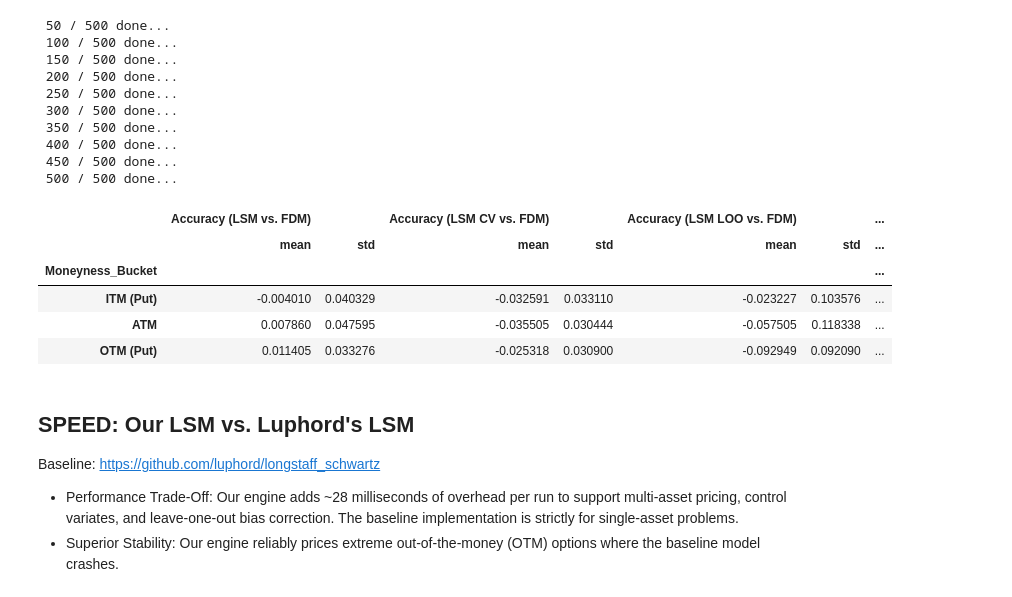
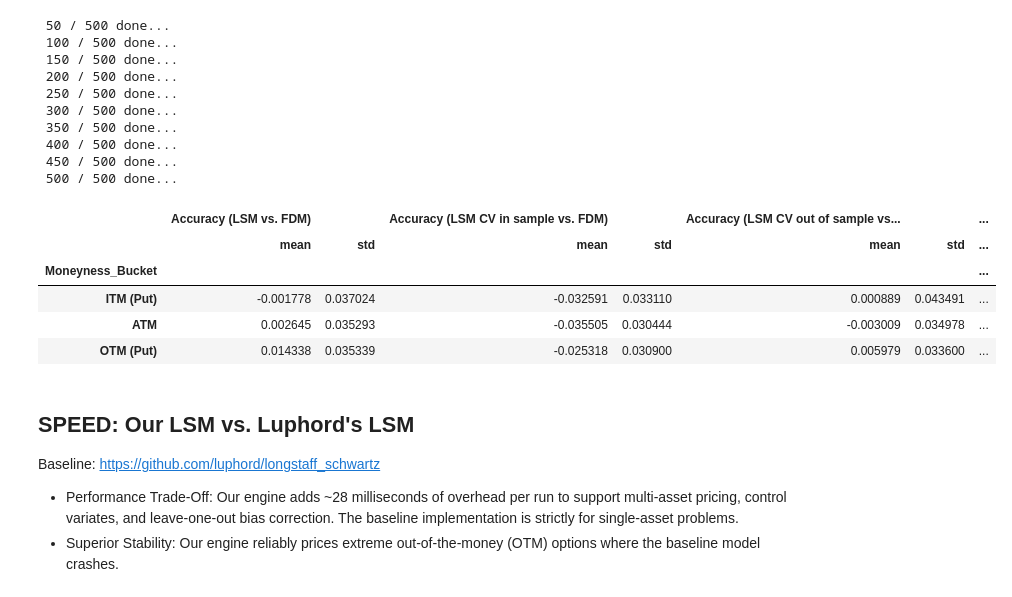
Before and after one commit to sockiesss/LSM_Option_Pricing, a Jupyter notebook: notebooks/tests.ipynb, the cells around one changed output. Saved outputs shown, nothing was run; the diff lists cells and outputs as text; code cells hidden in the pictures.

```diff
--- a/notebooks/tests.ipynb
+++ b/notebooks/tests.ipynb
@@ -187,7 +184,8 @@ def LSM(S0, K, T, r, q, sigma, n_steps, n_paths, degree, option_type='put', cont
 # LSM Function with Control Variate Method adopted
 def LSM_CV(S0, K, T, r, q, sigma, n_steps, n_paths, degree,
            option_type='put',
-           control_type = 'european_at_maturity'):
+           control_type = 'european_at_maturity',
+           control_oos = True):
     gbm = GeometricBrownianMotion(S0=S0, r=r, q=q, sigma=sigma)
     put_payoff = VanillaPayoff(strike=K, option_type=option_type)
     laguerre_basis = LaguerrePolynomials(degree=degree)
@@ -204,6 +202,7 @@ def LSM_CV(S0, K, T, r, q, sigma, n_steps, n_paths, degree,
         rng=np.random.default_rng(42),
         use_antithetic=False,
         control_variate=control_type,
+        cv_oos=control_oos,
         cache=False
     )
 
@@ -242,7 +241,9 @@ def LSM_LOO(S0, K, T, r, q, sigma, n_steps, n_paths, degree,
 # %%
 # LSM Function with Leave-One-Out (LOO) Cross-Validation Method and Control Variate Method adopted
 def LOOLSM_CV(S0, K, T, r, q, sigma, n_steps, n_paths, degree,
-              option_type='put', control_type='european_at_exercise', use_loo=True):
+              option_type='put',
+              control_type='european_at_exercise', control_oos=False,
+              use_loo=True):
     gbm = GeometricBrownianMotion(S0=S0, r=r, q=q, sigma=sigma)
     put_payoff = VanillaPayoff(strike=K, option_type=option_type)
     laguerre_basis = LaguerrePolynomials(degree=degree)
@@ -260,6 +261,7 @@ def LOOLSM_CV(S0, K, T, r, q, sigma, n_steps, n_paths, degree,
         rng=np.random.default_rng(42),
         use_antithetic=False,
         control_variate=control_type,
+        cv_oos=control_oos,
         cache=False,
         use_loo=use_loo
     )
@@ -288,15 +290,18 @@ print(f"LSM Price: {round(lsm_price, 6)}, Standard Deviation: {round(lsm_std, 6)
 # LSM with CV: European Option at Maturity
 lsm_cv_price, lsm_cv_std = LSM(S0, K, T, r, q, sigma, n_steps, n_paths, degree, control_type='european_at_maturity')
 print(f"LSM with CV at Maturity Price: {round(lsm_cv_price, 6)}, Standard Deviation: {round(lsm_cv_std, 6)}")
-#LSM with CV: European Option at Exercise
-lsm_CV_price, lsm_CV_std = LSM_CV(S0, K, T, r, q, sigma, n_steps, n_paths, degree, control_type='european_at_exercise')
-print(f"LSM with CV at Exercise Price: {round(lsm_CV_price, 6)}, Standard Deviation: {round(lsm_CV_std, 6)}")
+#LSM with CV: European Option at Exercise (in sample)
+lsm_CV_price, lsm_CV_std = LSM_CV(S0, K, T, r, q, sigma, n_steps, n_paths, degree, control_type='european_at_exercise',control_oos=False)
+print(f"LSM with CV at Exercise Price (in sample): {round(lsm_CV_price, 6)}, Standard Deviation: {round(lsm_CV_std, 6)}")
+#LSM with CV: European Option at Exercise (out of sample)
+lsm_CV_price, lsm_CV_std = LSM_CV(S0, K, T, r, q, sigma, n_steps, n_paths, degree, control_type='european_at_exercise', control_oos=True)
+print(f"LSM with CV at Exercise Price (out of sample): {round(lsm_CV_price, 6)}, Standard Deviation: {round(lsm_CV_std, 6)}")
 
 # LSM with LOO
 lsm_loo_price, lsm_loo_std = LSM_LOO(S0, K, T, r, q, sigma, n_steps, n_paths, degree, use_loo=True)
 print(f"LSM with LOO Price: {round(lsm_loo_price, 6)}, Standard Deviation: {round(lsm_loo_std, 6)}")
 
 # LSM with both CV and LOO
-lsm_loo_cv_price, lsm_loo_cv_std = LOOLSM_CV(S0, K, T, r, q, sigma, n_steps, n_paths, degree, control_type='european_at_exercise', use_loo=True)
+lsm_loo_cv_price, lsm_loo_cv_std = LOOLSM_CV(S0, K, T, r, q, sigma, n_steps, n_paths, degree, control_type='european_at_exercise', control_oos=False, use_loo=True)
 print(f"LSM with both CV and LOO Price: {round(lsm_loo_cv_price, 6)}, Standard Deviation: {round(lsm_loo_cv_std, 6)}")
 # %% [output]
@@ -364,8 +370,11 @@ models.append(
     comparison(LSM_CV, "LSM + Control Variate at maturity", benchmark_price, **cargs, n_steps=n_steps, n_paths=n_paths, degree=3,
                control_type = 'european_at_maturity'))
 models.append(
-    comparison(LSM_CV, "LSM + Control Variate at excercise", benchmark_price, **cargs, n_steps=n_steps, n_paths=n_paths, degree=3,
-               control_type = 'european_at_exercise'))
+    comparison(LSM_CV, "LSM + Control Variate at excercise (in sample)", benchmark_price, **cargs, n_steps=n_steps, n_paths=n_paths, degree=3,
+               control_type = 'european_at_exercise', control_oos = False))
+models.append(
+    comparison(LSM_CV, "LSM + Control Variate at excercise (out of sample)", benchmark_price, **cargs, n_steps=n_steps, n_paths=n_paths, degree=3,
+               control_type = 'european_at_exercise', control_oos=True))
 models.append(
     comparison(LSM_LOO, "LSM + Leave One Out Cross Validation", benchmark_price, **cargs, n_steps=n_steps, n_paths=n_paths, degree=3,
                use_loo=True))
@@ -1518,21 +1597,25 @@ if __name__ == "__main__":
  450 / 500 done...
  500 / 500 done...
 # %%
-four_model= accuracy_df.groupby('Moneyness_Bucket', observed=False).agg({
+five_model = accuracy_df.groupby('Moneyness_Bucket', observed=False).agg({
     "Accuracy (LSM vs. FDM)": ['mean', 'std'],
-    "Accuracy (LSM CV vs. FDM)": ['mean', 'std'],
+
+    "Accuracy (LSM CV in sample vs. FDM)": ['mean', 'std'],              # in-sample
+    "Accuracy (LSM CV out of sample vs. FDM)": ['mean', 'std'],          # out-of-sample
+
     "Accuracy (LSM LOO vs. FDM)": ['mean', 'std'],
-    "Accuracy (LSM LOO CV vs. FDM)": ['mean', 'std']
+
+    "Accuracy (LSM LOO CV vs. FDM)": ['mean', 'std'],
 })
 
-four_model
+five_model
 # %% [output]
-|  | Accuracy (LSM vs. FDM) |  | Accuracy (LSM CV vs. FDM) |  | Accuracy (LSM LOO vs. FDM) |  | ... |
+|  | Accuracy (LSM vs. FDM) |  | Accuracy (LSM CV in sample vs. FDM) |  | Accuracy (LSM CV out of sample vs... |  | ... |
 |  | mean | std | mean | std | mean | std | ... |
 | Moneyness_Bucket |  |  |  |  |  |  | ... |
-| ITM (Put) | -0.004010 | 0.040329 | -0.032591 | 0.033110 | -0.023227 | 0.103576 | ... |
-| ATM | 0.007860 | 0.047595 | -0.035505 | 0.030444 | -0.057505 | 0.118338 | ... |
-| OTM (Put) | 0.011405 | 0.033276 | -0.025318 | 0.030900 | -0.092949 | 0.092090 | ... |
+| ITM (Put) | -0.001778 | 0.037024 | -0.032591 | 0.033110 | 0.000889 | 0.043491 | ... |
+| ATM | 0.002645 | 0.035293 | -0.035505 | 0.030444 | -0.003009 | 0.034978 | ... |
+| OTM (Put) | 0.014338 | 0.035339 | -0.025318 | 0.030900 | 0.005979 | 0.033600 | ... |
 # %% [markdown]
 ## SPEED: Our LSM vs. Luphord's LSM
 Baseline: https://github.com/luphord/longstaff_schwartz
```
Also changed, not shown: parts of 10 cells of this notebook, 1 other file.
